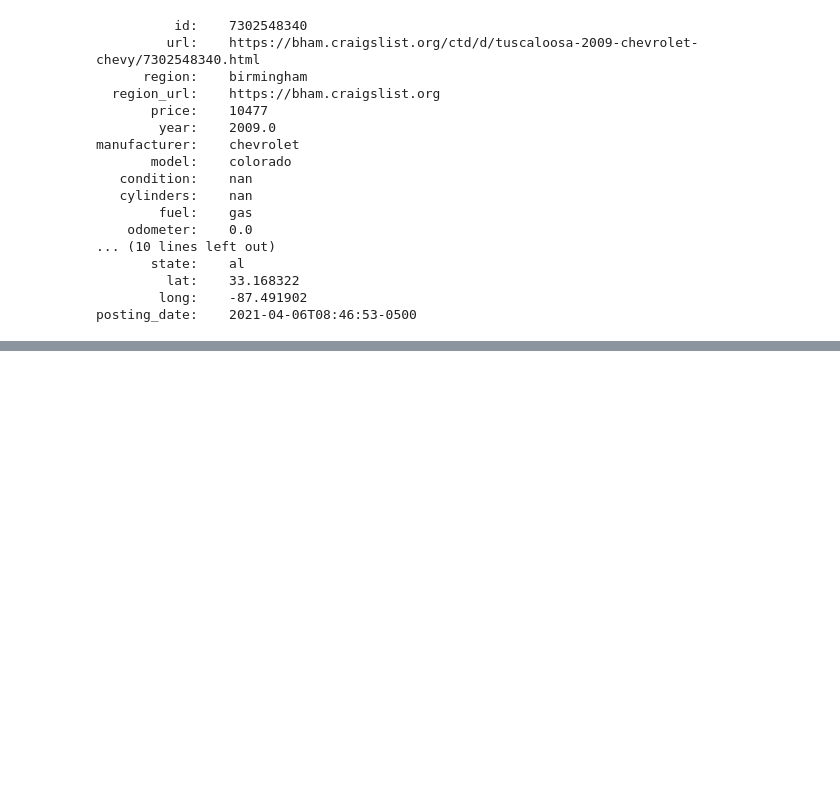
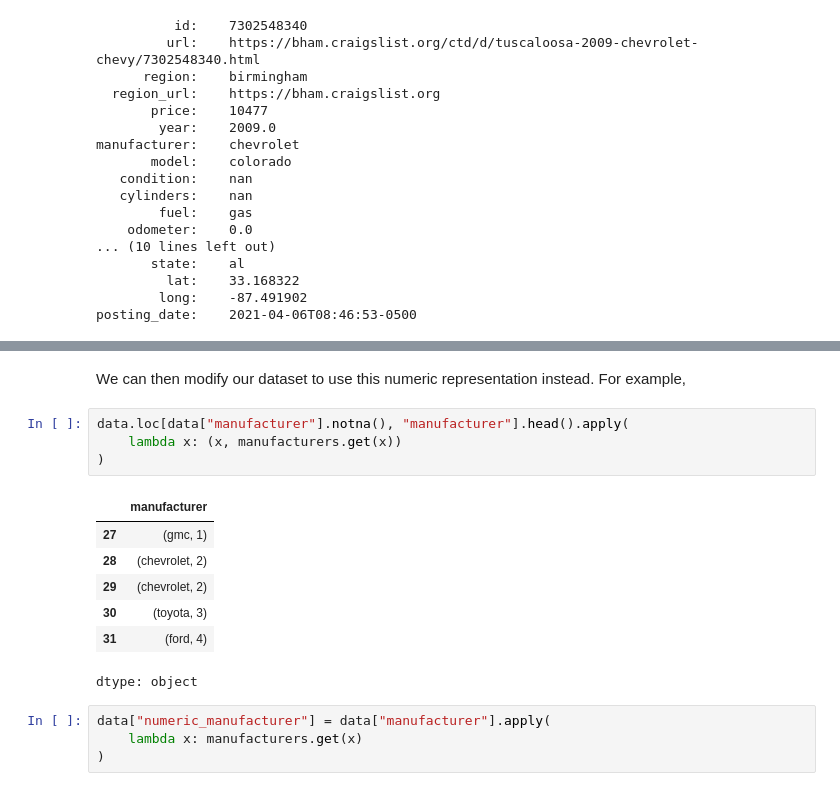
Before and after one commit to wetherc/data-2000, a Jupyter notebook: labs/040_linear-models-lab.ipynb, the cells around one changed output, grey strips where cells are left out. Saved outputs shown, nothing was run; the diff lists cells and outputs as text; blank space fills up the shorter version.

```diff
--- a/labs/040_linear-models-lab.ipynb
+++ b/labs/040_linear-models-lab.ipynb
@@ -372,0 +408,18 @@ data = pd.concat([data, pd.get_dummies(data["manufacturer"])])
+# %% [markdown]
+We can then modify our dataset to use this numeric representation instead. For example,
+# %%
+data.loc[data["manufacturer"].notna(), "manufacturer"].head().apply(
+    lambda x: (x, manufacturers.get(x))
+)
+# %% [output]
+|  | manufacturer |
+| 27 | (gmc, 1) |
+| 28 | (chevrolet, 2) |
+| 29 | (chevrolet, 2) |
+| 30 | (toyota, 3) |
+| 31 | (ford, 4) |
+dtype: object
+# %%
+data["numeric_manufacturer"] = data["manufacturer"].apply(
+    lambda x: manufacturers.get(x)
+)
```
Also changed, not shown: parts of 6 cells of this notebook.
